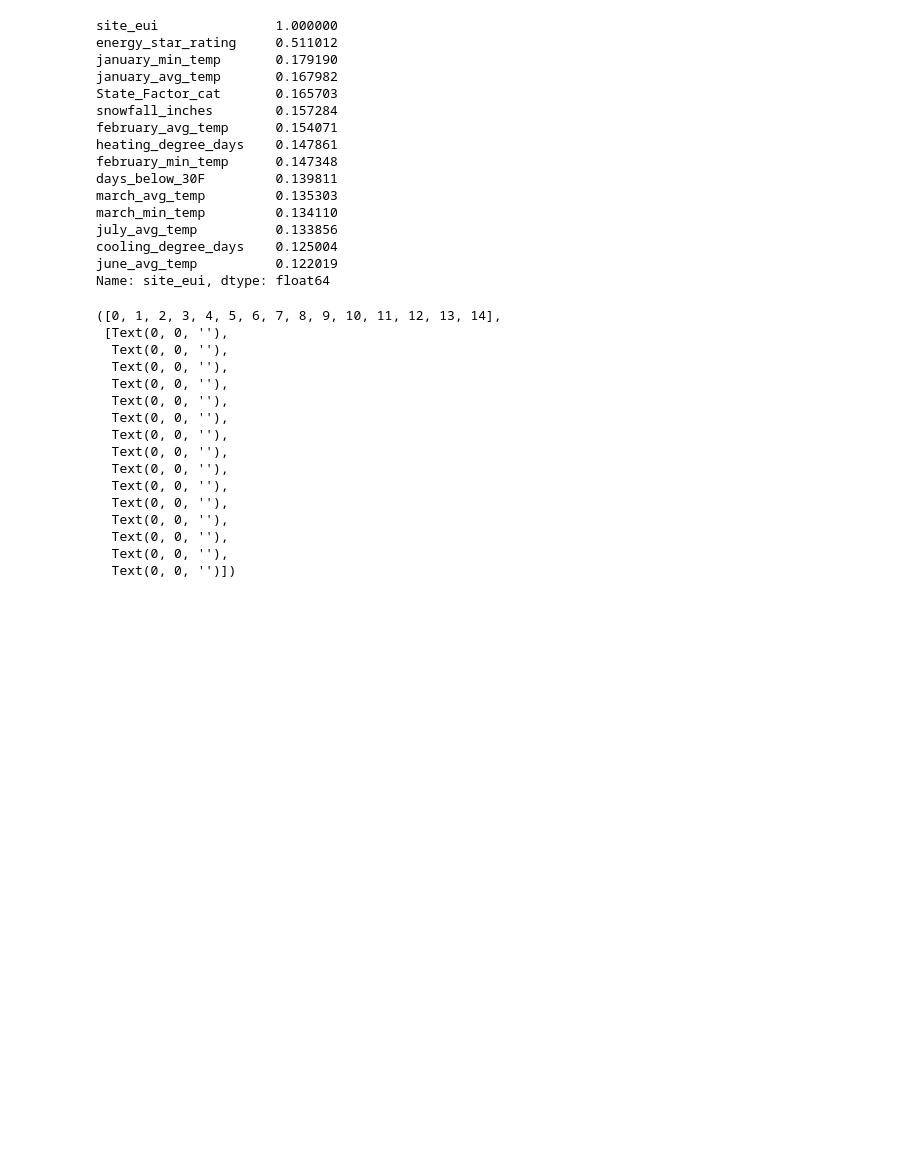
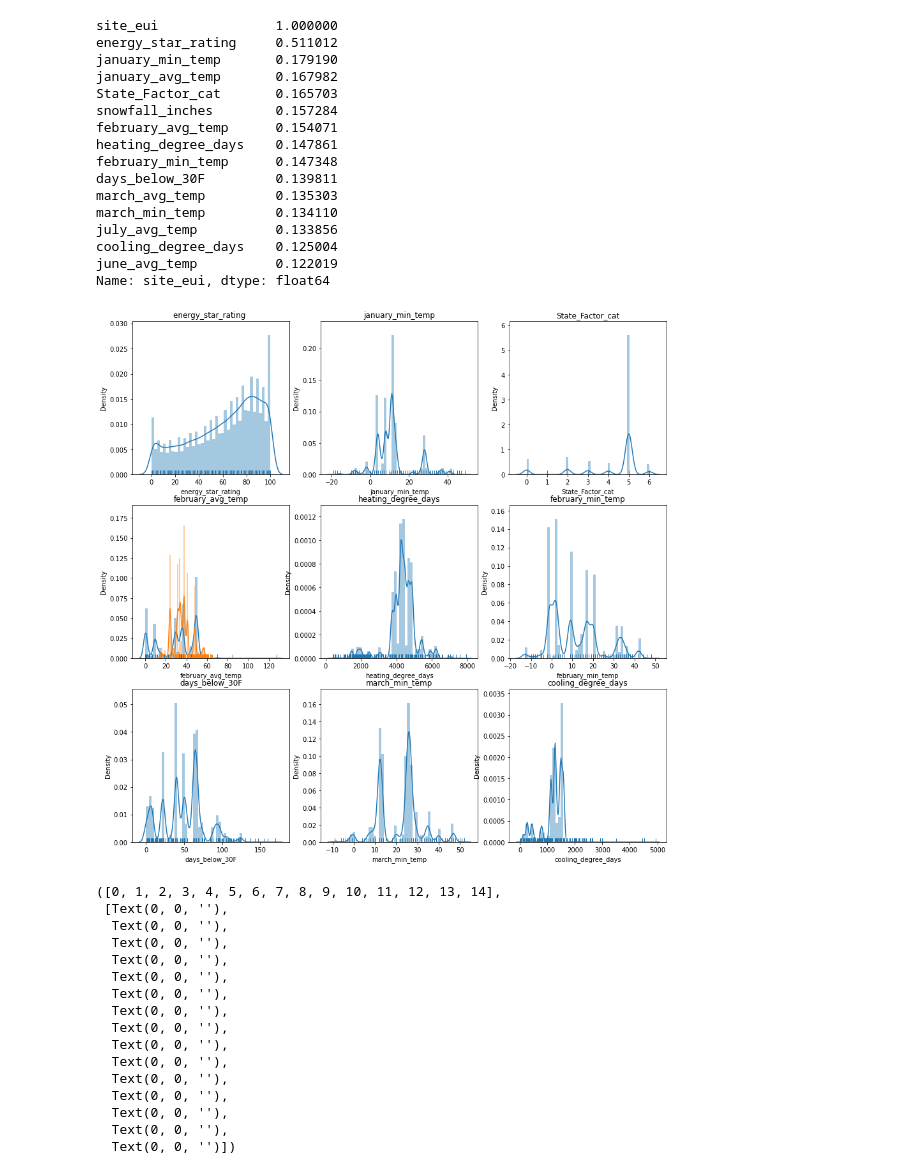
Before and after one commit to SadiqueAbdullah/WIDS_Datathon2022, a Jupyter notebook: wids-datathon2022.ipynb, the cells around one changed output. Saved outputs shown, nothing was run; the diff lists cells and outputs as text; code cells hidden in the pictures; blank space fills up the shorter version.

```diff
--- a/wids-datathon2022.ipynb
+++ b/wids-datathon2022.ipynb
@@ -228,6 +228,66 @@ july_avg_temp          0.133856
 cooling_degree_days    0.125004
 june_avg_temp          0.122019
 Name: site_eui, dtype: float64
+# %%
+#Creating subplots
+plt.figure(figsize=(15, 15))
+
+#Subplot1
+plt.subplot(3,3,1)
+plt.title('energy_star_rating ')
+sns.distplot(df['energy_star_rating'], rug = True)
+
+
+#Subplot2
+plt.subplot(3,3,2)
+plt.title('january_min_temp')
+sns.distplot(df['january_min_temp'], rug = True)
+
+
+#Subplot3
+plt.subplot(3,3,3)
+plt.title('State_Factor_cat')
+sns.distplot(df['State_Factor_cat'], rug = True)
+
+
+#Subplot4
+plt.subplot(3,3,4)
+plt.title('snowfall_inches')
+sns.distplot(df['snowfall_inches'], rug = True)
+
+#Subplot4
+plt.subplot(3,3,4)
+plt.title('february_avg_temp')
+sns.distplot(df['february_avg_temp'], rug = True)
+
+#Subplot5
+plt.subplot(3,3,5)
+plt.title('heating_degree_days')
+sns.distplot(df['heating_degree_days'], rug = True)
+
+#Subplot6
+plt.subplot(3,3,6)
+plt.title('february_min_temp')
+sns.distplot(df['february_min_temp'], rug = True)
+
+#Subplot7
+plt.subplot(3,3,7)
+plt.title('days_below_30F')
+sns.distplot(df['days_below_30F'], rug = True)
+
+#Subplot8
+plt.subplot(3,3,8)
+plt.title('march_min_temp')
+sns.distplot(df['march_min_temp'], rug = True)
+
+#Subplot9
+plt.subplot(3,3,9)
+plt.title('cooling_degree_days')
+sns.distplot(df['cooling_degree_days'], rug = True)
+
+plt.show()
+# %% [output]
+[figure, added]
 # %%
 plt.figure(figsize=(10,5))
 ax = plt.plot(cor_sort)
```
